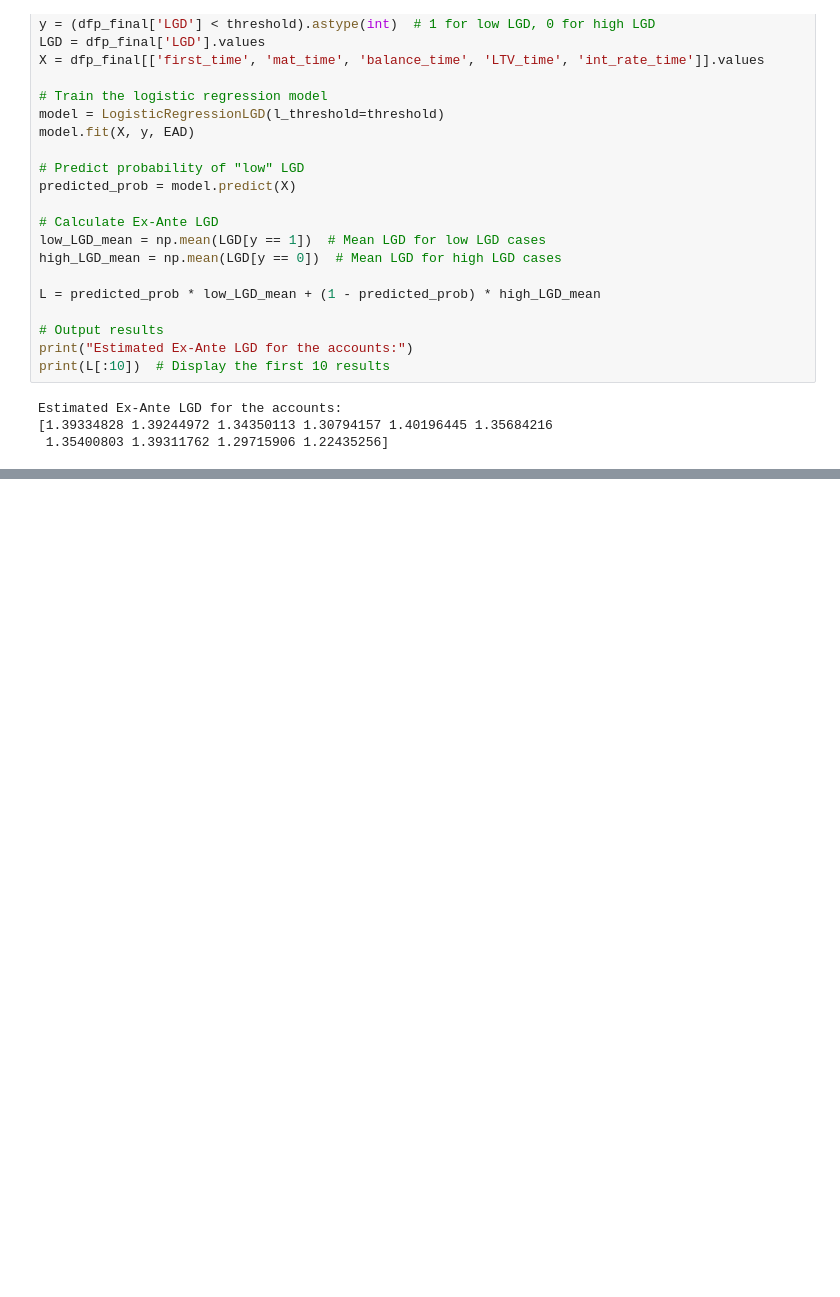
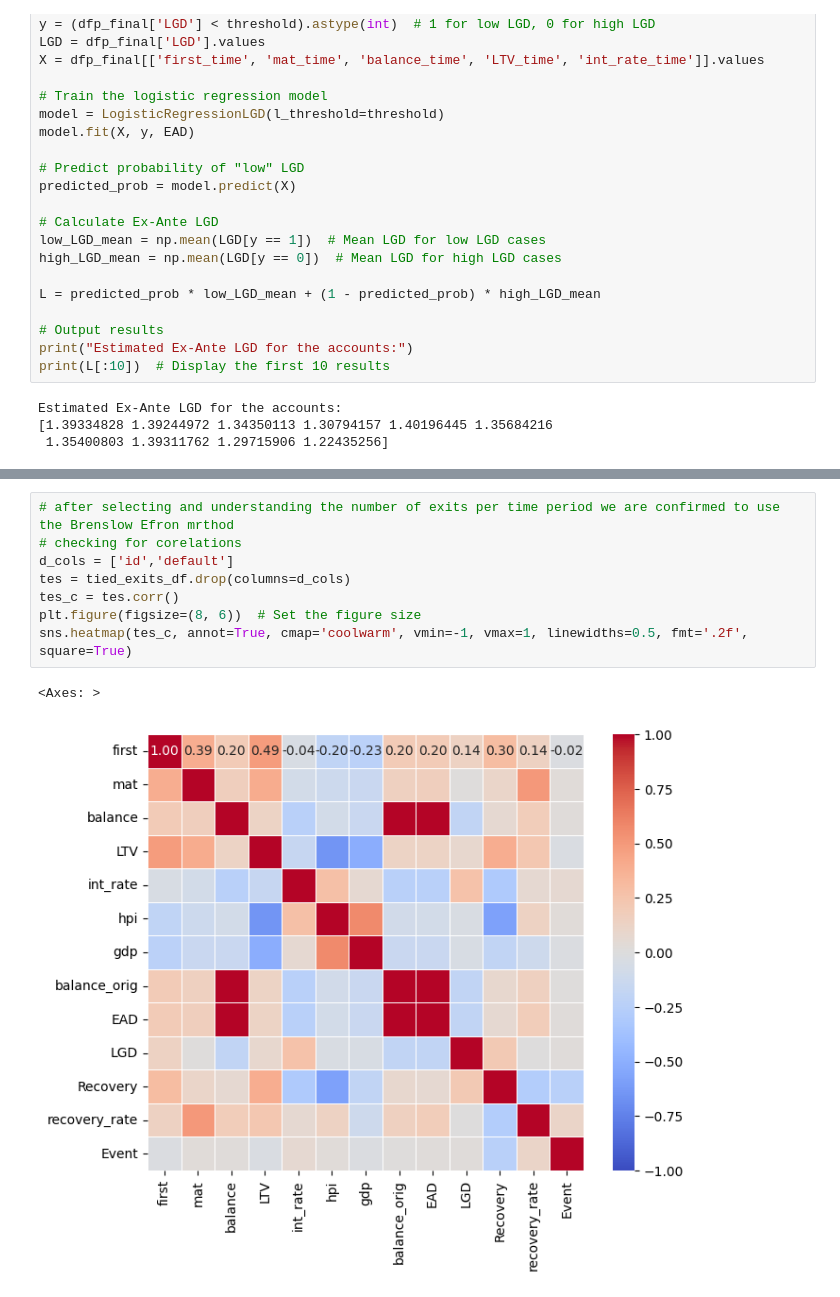
Before and after one commit to prashant65/LGD_Survival, a Jupyter notebook: LGD_Survival .ipynb, the cells around one changed output, grey strips where cells are left out. Saved outputs shown, nothing was run; the diff lists cells and outputs as text; blank space fills up the shorter version.

```diff
--- a/LGD_Survival .ipynb
+++ b/LGD_Survival .ipynb
@@ -1046,0 +1037,11 @@ Estimated Ex-Ante LGD for the accounts:
+# %%
+# after selecting and understanding the number of exits per time period we are confirmed to use the Brenslow Efron mrthod
+# checking for corelations
+d_cols = ['id','default']
+tes = tied_exits_df.drop(columns=d_cols)
+tes_c = tes.corr()
+plt.figure(figsize=(8, 6))  # Set the figure size
+sns.heatmap(tes_c, annot=True, cmap='coolwarm', vmin=-1, vmax=1, linewidths=0.5, fmt='.2f', square=True)
+# %% [output]
+<Axes: >
+[figure, added]
```
Also changed, not shown: parts of 34 cells of this notebook.
